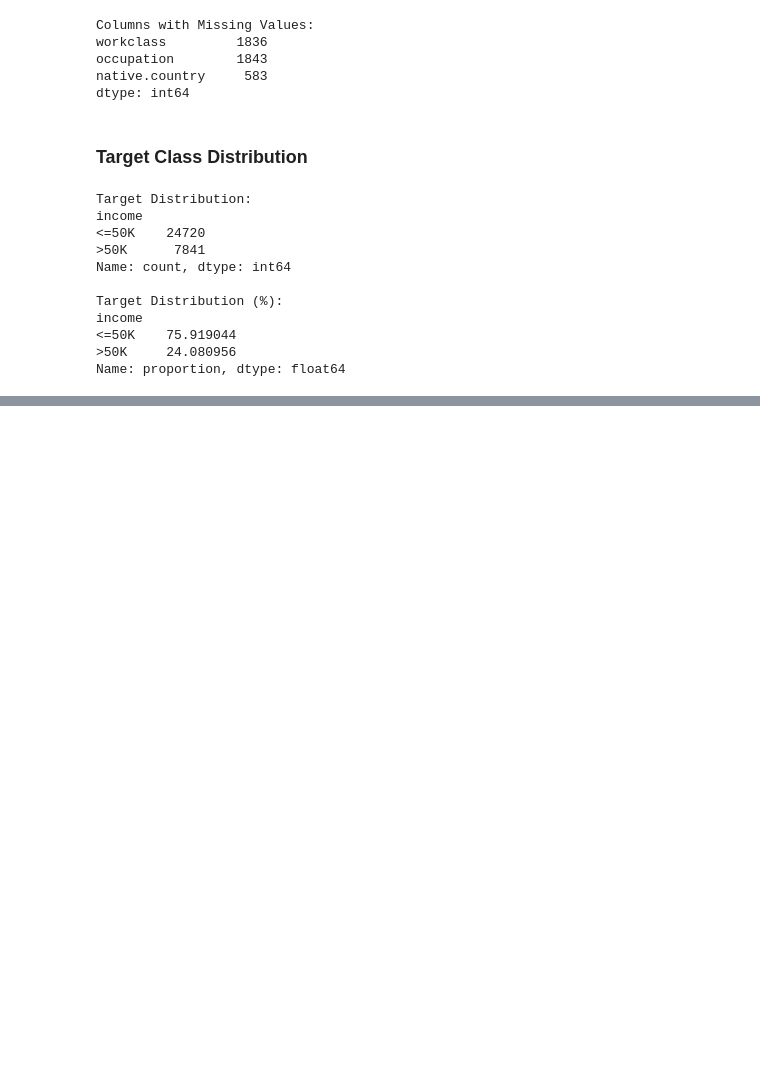
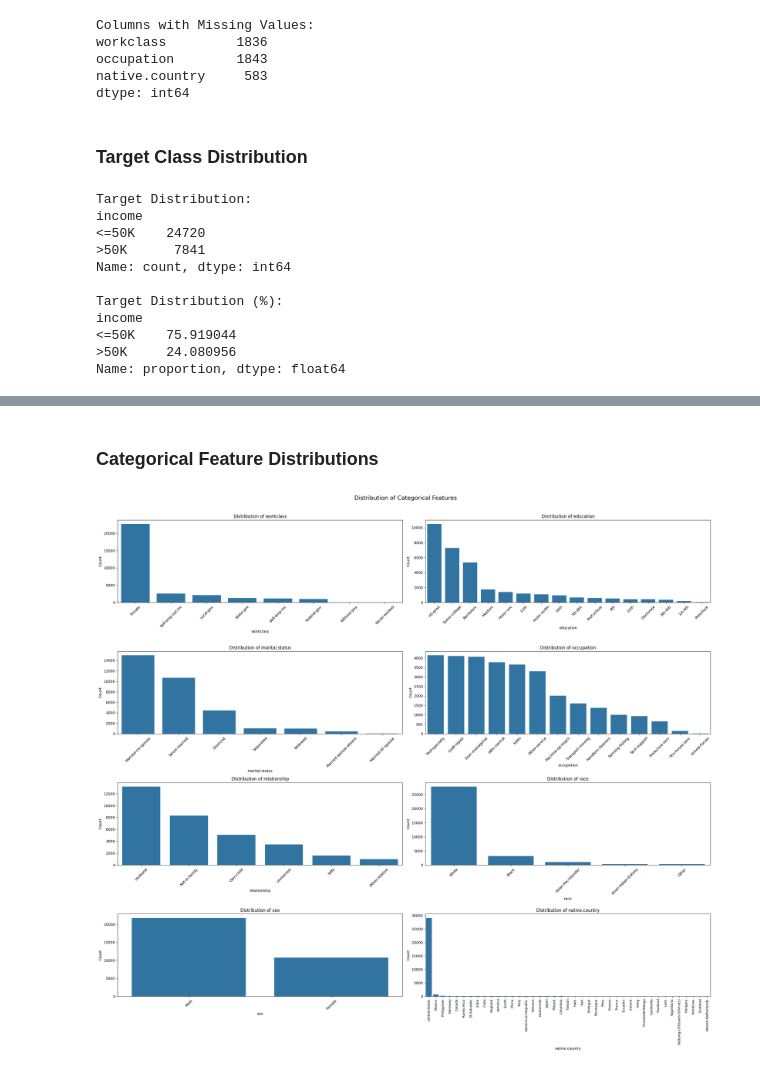
Before and after one commit to snehitha-araveti/ML-Capstone-Project-2026, a Jupyter notebook: notebooks/classification.ipynb, the cells around one changed output, grey strips where cells are left out. Cells and saved outputs as stored; diff of their text form; code cells hidden in the pictures; blank space fills up the shorter version.

```diff
--- a/notebooks/classification.ipynb
+++ b/notebooks/classification.ipynb
@@ -122,0 +182,38 @@ Name: proportion, dtype: float64
+# %% [markdown]
+### Categorical Feature Distributions
+# %%
+# Distribution plots for categorical features
+
+fig, axes = plt.subplots(4, 2, figsize=(24, 22))
+axes = axes.flatten()
+
+for i, feature in enumerate(categorical_features):
+
+    order = df[feature].value_counts().index
+
+    sns.countplot(
+        data=df,
+        x=feature,
+        order=order,
+        ax=axes[i]
+    )
+
+    axes[i].set_title(f"Distribution of {feature}")
+    axes[i].set_xlabel(feature)
+    axes[i].set_ylabel("Count")
+
+    # Rotate category labels
+    if feature == "native.country":
+        axes[i].tick_params(axis="x", rotation=90, labelsize=9)
+    else:
+        axes[i].tick_params(axis="x", rotation=45)
+
+plt.suptitle(
+    "Distribution of Categorical Features",
+    fontsize=16
+)
+
+plt.tight_layout(rect=[0, 0, 1, 0.97])
+plt.show()
+# %% [output]
+[figure, added]
```
Also changed, not shown: parts of 24 cells of this notebook.
